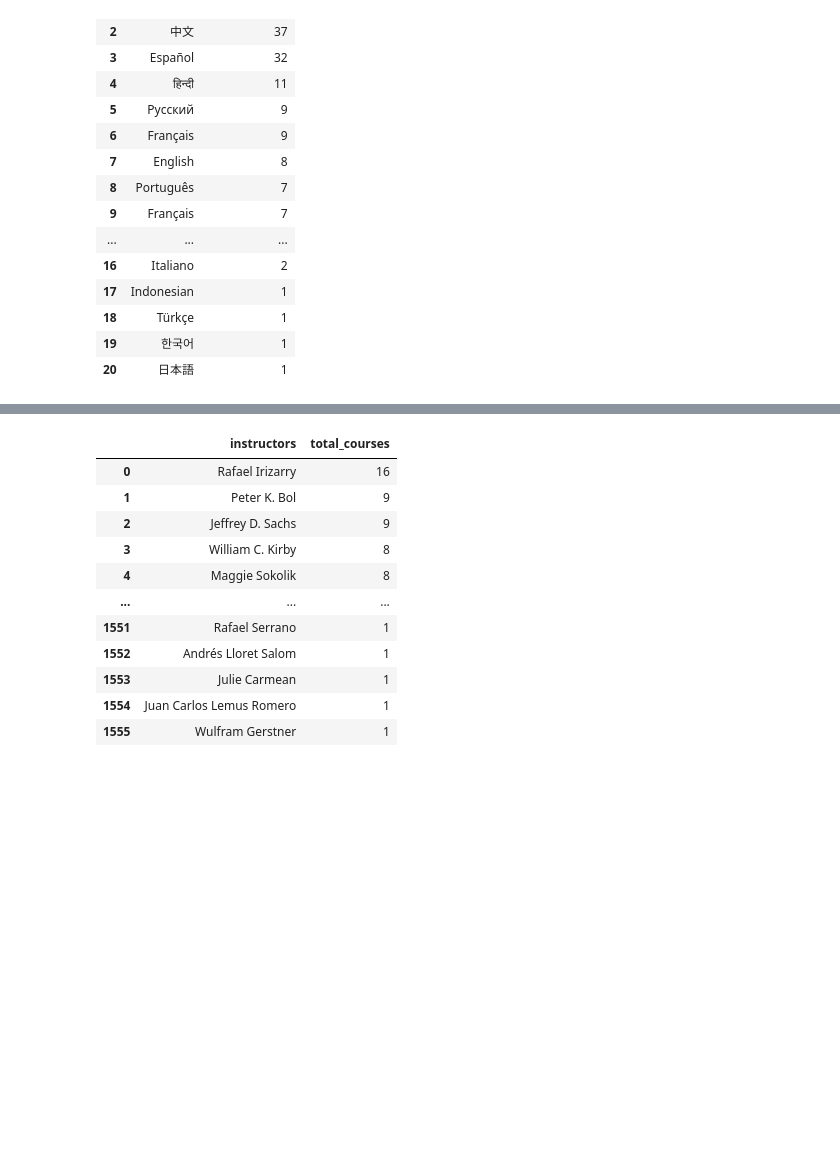
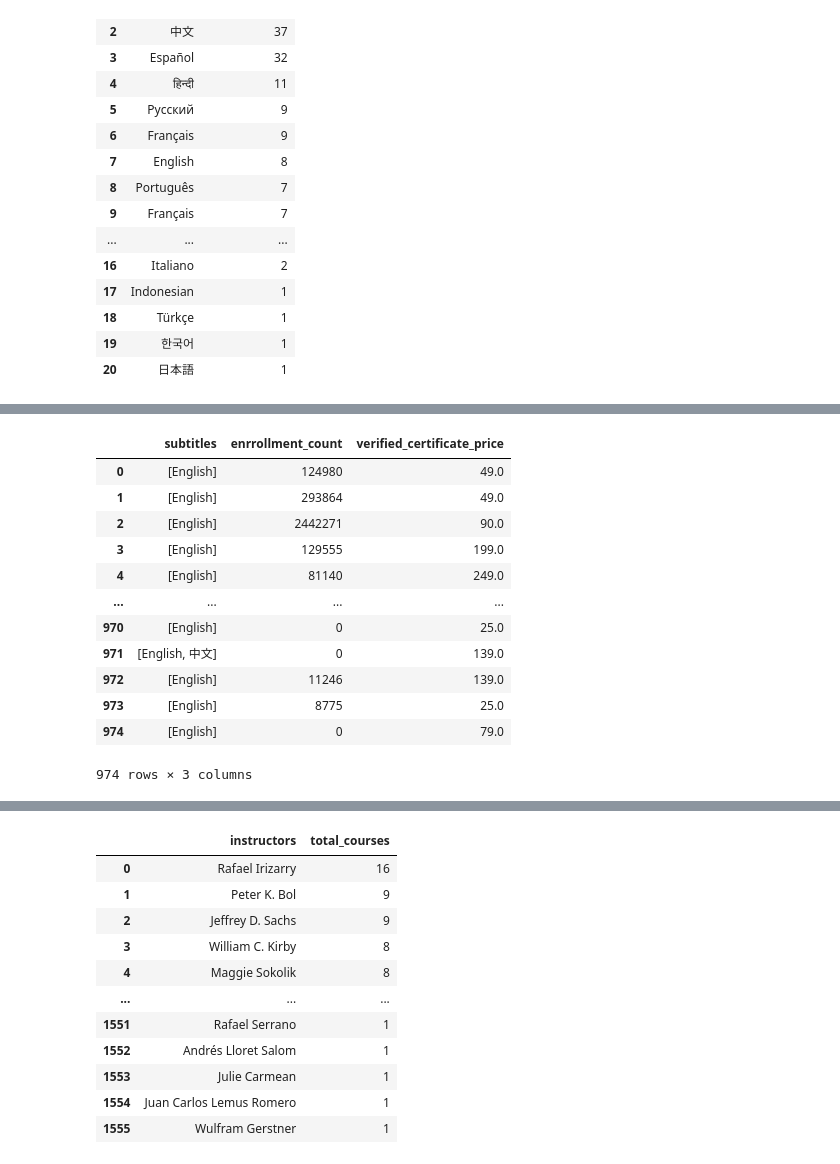
Before and after one commit to HolyGrace/MOOCalytics, a Jupyter notebook: notebooks/EDA.ipynb, the cells around one changed output, grey strips where cells are left out. Saved outputs shown, nothing was run; the diff lists cells and outputs as text; code cells hidden in the pictures; blank space fills up the shorter version.

Commit message:
Browse by subtitles and instructors

```diff
--- a/notebooks/EDA.ipynb
+++ b/notebooks/EDA.ipynb
@@ -908,0 +927,16 @@ sub_frequency['subtitles'][3]
+# %%
+edx_data[['subtitles', 'enrrollment_count', 'verified_certificate_price']]
+# %% [output]
+|  | subtitles | enrrollment_count | verified_certificate_price |
+| 0 | [English] | 124980 | 49.0 |
+| 1 | [English] | 293864 | 49.0 |
+| 2 | [English] | 2442271 | 90.0 |
+| 3 | [English] | 129555 | 199.0 |
+| 4 | [English] | 81140 | 249.0 |
+| ... | ... | ... | ... |
+| 970 | [English] | 0 | 25.0 |
+| 971 | [English, 中文] | 0 | 139.0 |
+| 972 | [English] | 11246 | 139.0 |
+| 973 | [English] | 8775 | 25.0 |
+| 974 | [English] | 0 | 79.0 |
+974 rows × 3 columns
```
Also changed, not shown: parts of 5 cells of this notebook.
